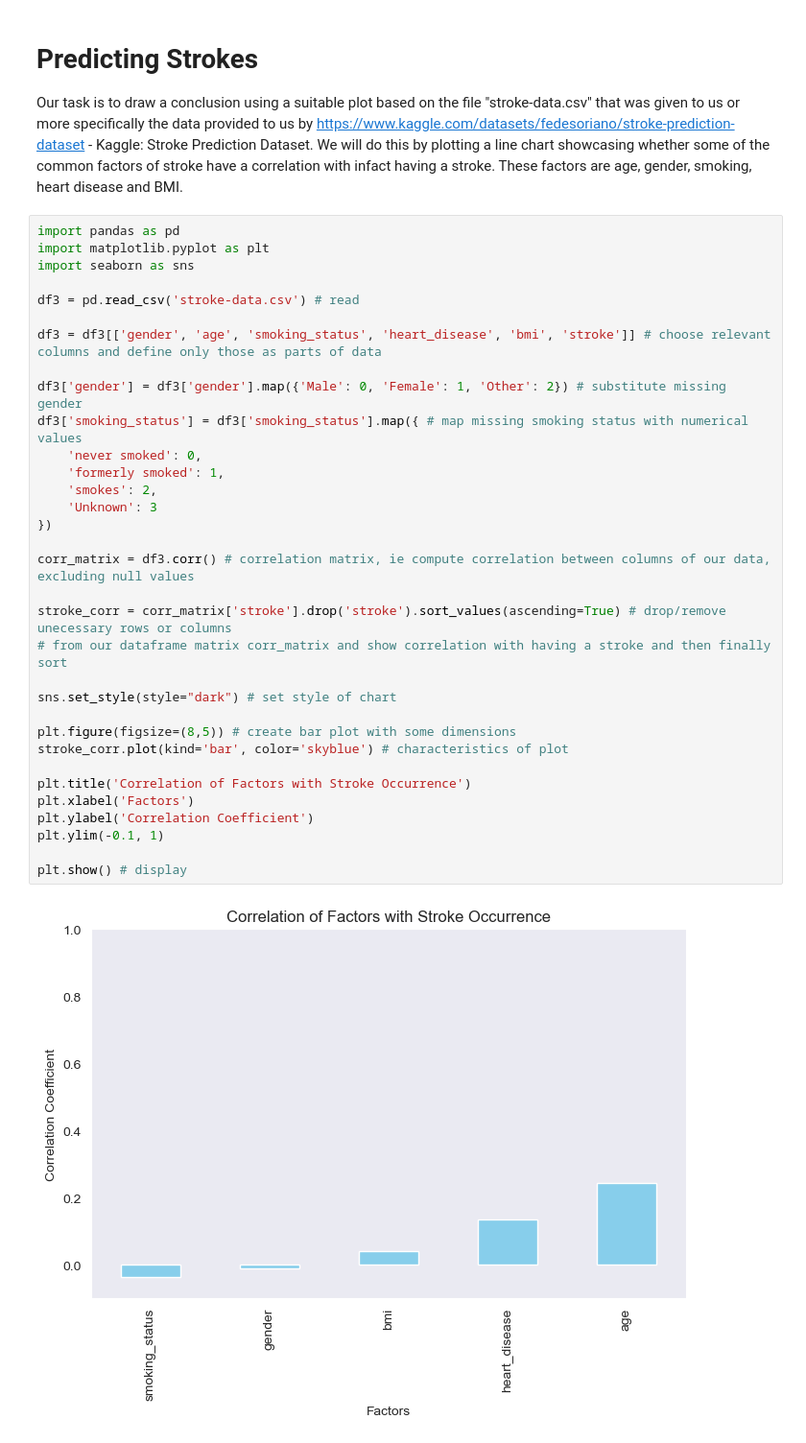
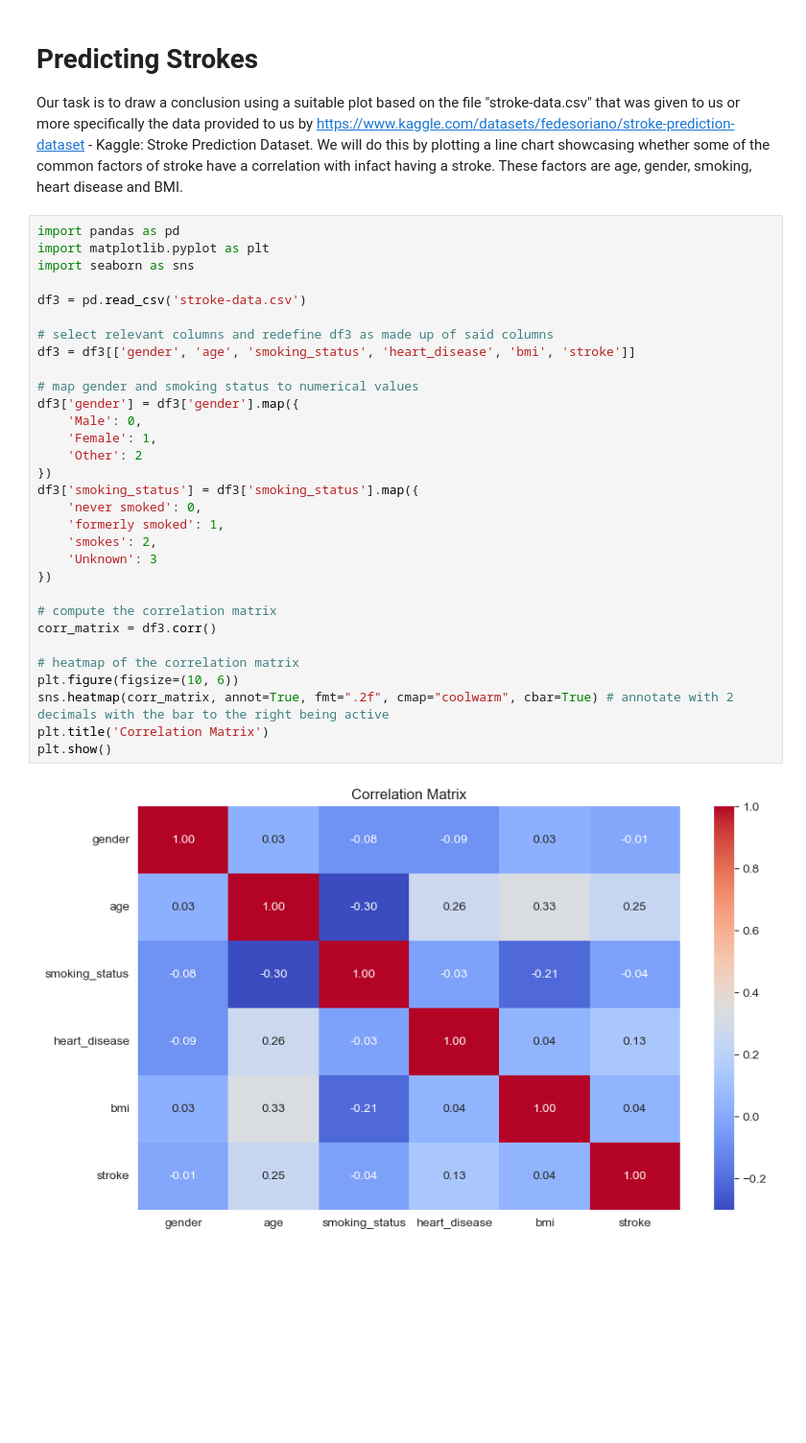
Before and after one commit to MrHEFF/su-mt4007, a Jupyter notebook: HW2/HW2.ipynb, the cells around one changed output. Shown: that part at 96% size. Cells and saved outputs as stored; diff of their text form; blank space fills up the shorter version.

```diff
--- a/HW2/HW2.ipynb
+++ b/HW2/HW2.ipynb
@@ -113,36 +113,34 @@ Our task is to draw a conclusion using a suitable plot based on the file "stroke
 # %%
 import pandas as pd
 import matplotlib.pyplot as plt
 import seaborn as sns
 
-df3 = pd.read_csv('stroke-data.csv') # read
+df3 = pd.read_csv('stroke-data.csv')
 
-df3 = df3[['gender', 'age', 'smoking_status', 'heart_disease', 'bmi', 'stroke']] # choose relevant columns and define only those as parts of data
+# select relevant columns and redefine df3 as made up of said columns
+df3 = df3[['gender', 'age', 'smoking_status', 'heart_disease', 'bmi', 'stroke']]
 
-df3['gender'] = df3['gender'].map({'Male': 0, 'Female': 1, 'Other': 2}) # substitute missing gender
-df3['smoking_status'] = df3['smoking_status'].map({ # map missing smoking status with numerical values
+# map gender and smoking status to numerical values
+df3['gender'] = df3['gender'].map({
+    'Male': 0,
+    'Female': 1,
+    'Other': 2
+})
+df3['smoking_status'] = df3['smoking_status'].map({
     'never smoked': 0,
     'formerly smoked': 1,
     'smokes': 2,
     'Unknown': 3
 })
 
-corr_matrix = df3.corr() # correlation matrix, ie compute correlation between columns of our data, excluding null values
+# compute the correlation matrix
+corr_matrix = df3.corr()
 
-stroke_corr = corr_matrix['stroke'].drop('stroke').sort_values(ascending=True) # drop/remove unecessary rows or columns
-# from our dataframe matrix corr_matrix and show correlation with having a stroke and then finally sort
-
-sns.set_style(style="dark") # set style of chart
-
-plt.figure(figsize=(8,5)) # create bar plot with some dimensions
-stroke_corr.plot(kind='bar', color='skyblue') # characteristics of plot
-
-plt.title('Correlation of Factors with Stroke Occurrence')
-plt.xlabel('Factors')
-plt.ylabel('Correlation Coefficient')
-plt.ylim(-0.1, 1)
-
-plt.show() # display
+# heatmap of the correlation matrix
+plt.figure(figsize=(10, 6))
+sns.heatmap(corr_matrix, annot=True, fmt=".2f", cmap="coolwarm", cbar=True) # annotate with 2 decimals with the bar to the right being active
+plt.title('Correlation Matrix')
+plt.show()
 # %% [output]
-[figure, old version]
+[figure, new version]
 # %% [markdown]
```
Also changed, not shown: parts of 3 cells of this notebook.
